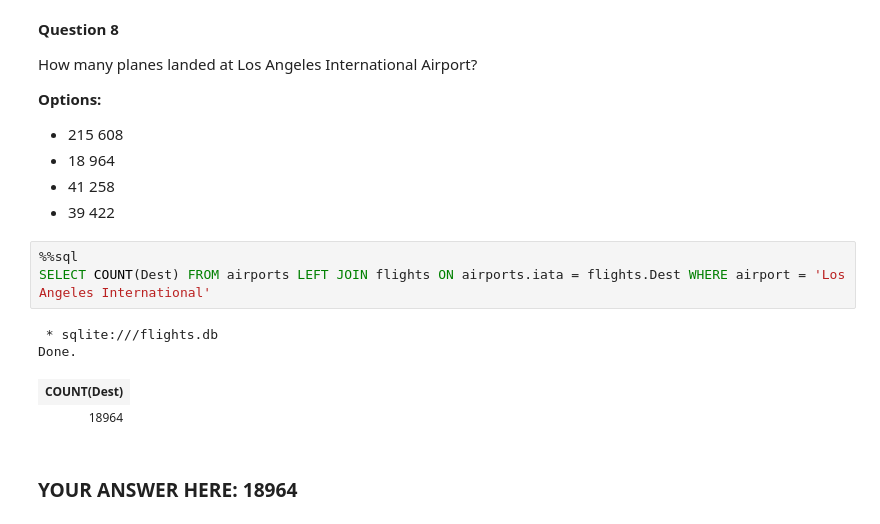
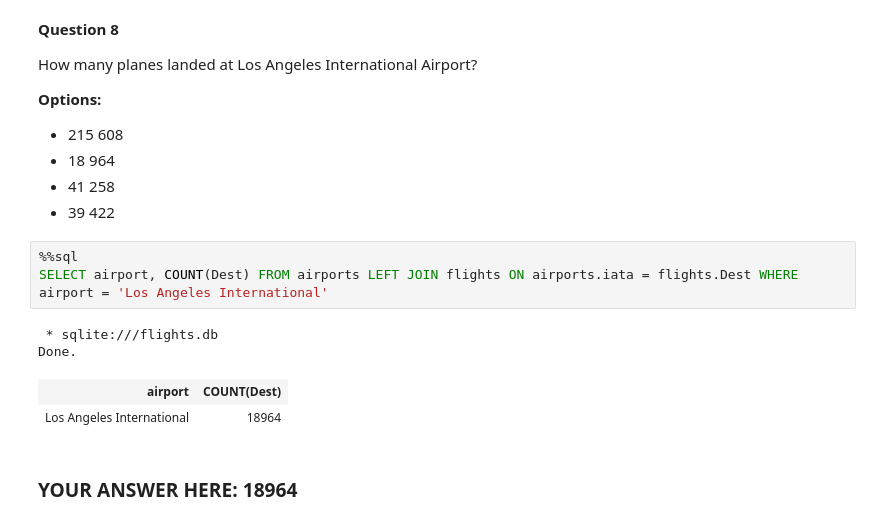
Before and after one commit to amiegirl/STUTERN, a Jupyter notebook: Sql_Queries_Assignment.ipynb, the cells around one changed output. Saved outputs shown, nothing was run; the diff lists cells and outputs as text.

```diff
--- a/Sql_Queries_Assignment.ipynb
+++ b/Sql_Queries_Assignment.ipynb
@@ -333,11 +333,11 @@ How many planes landed at Los Angeles International Airport?
 - 39 422
 # %%
 %%sql
-SELECT COUNT(Dest) FROM airports LEFT JOIN flights ON airports.iata = flights.Dest WHERE airport = 'Los Angeles International'
+SELECT airport, COUNT(Dest) FROM airports LEFT JOIN flights ON airports.iata = flights.Dest WHERE airport = 'Los Angeles International'
 # %% [output]
  * sqlite:///flights.db
 Done.
-| COUNT(Dest) |
-| 18964 |
+| airport | COUNT(Dest) |
+| Los Angeles International | 18964 |
 # %% [markdown]
 ### YOUR ANSWER HERE: 18964
```
Also changed, not shown: parts of 4 cells of this notebook.
